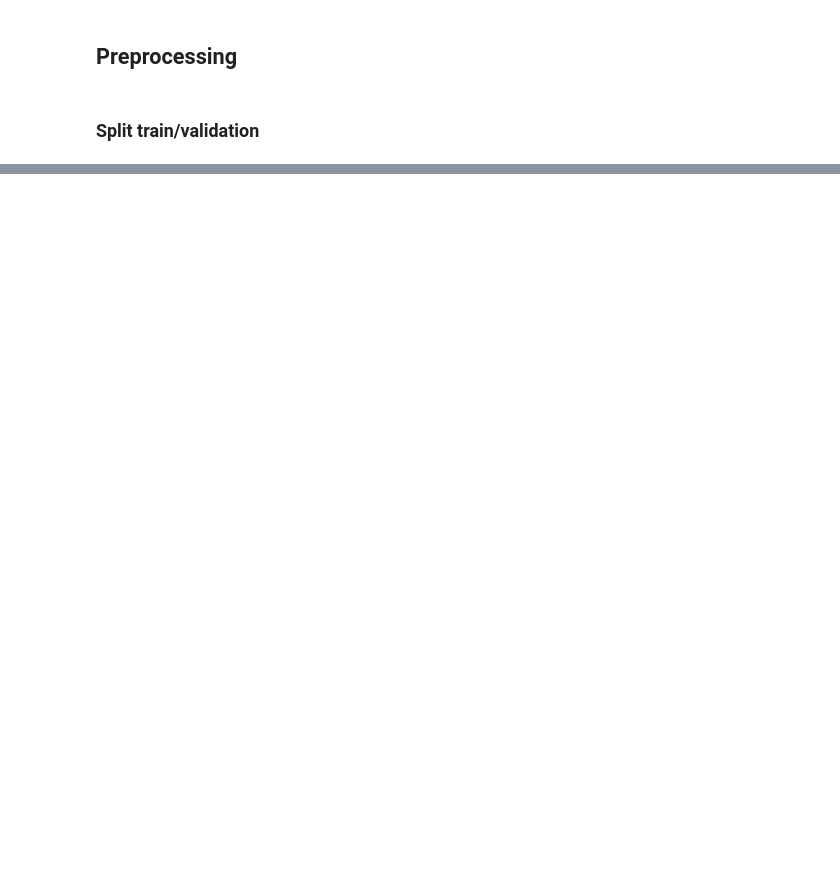
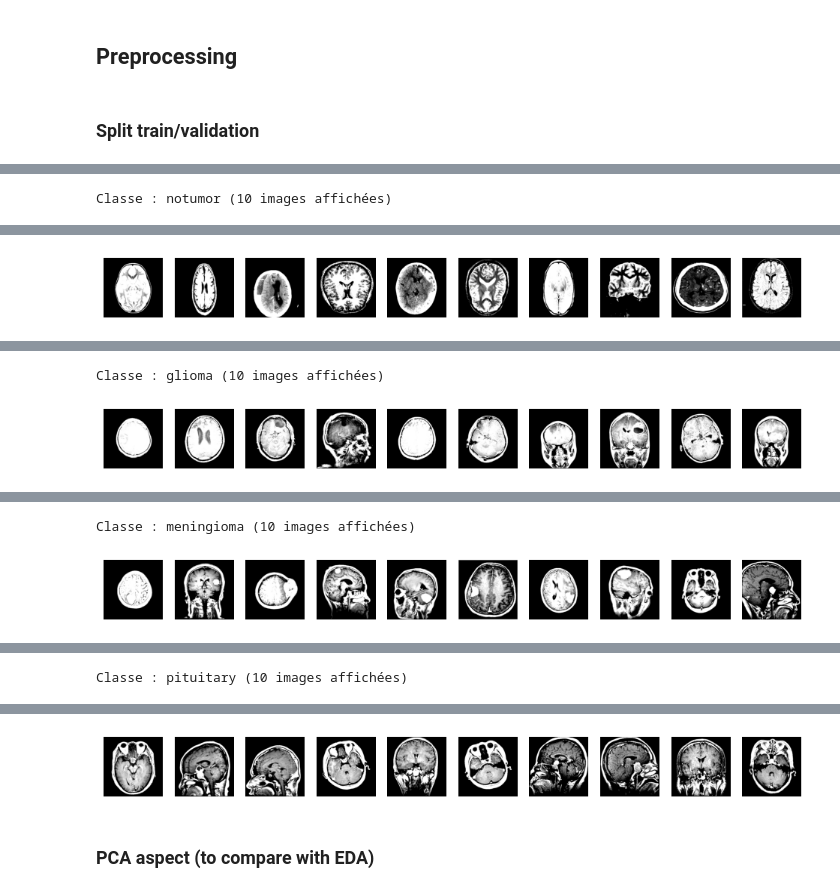
Before and after one commit to Jeremy-Duval-PhD/Brain_Tumor_MRI_Dataset, a Jupyter notebook: notebooks/Preprocessing.ipynb, the cells around one changed output, grey strips where cells are left out. Drawn from its saved outputs; the diff is of its cells as text; code cells hidden in the pictures; blank space fills up the shorter version.

Commit message:
WIP: preprocessing : pipeline + visual comparison ok

```diff
--- a/notebooks/Preprocessing.ipynb
+++ b/notebooks/Preprocessing.ipynb
@@ -60,0 +115,8 @@ print(train_df.shape, val_df.shape)
+# %%
+classes_table = tf.lookup.StaticHashTable(
+    initializer=tf.lookup.KeyValueTensorInitializer(
+        keys=tf.constant(CLASSES),                     # strings
+        values=tf.constant(range(len(CLASSES))),       # int32
+    ),
+    default_value=-1  # en cas d'erreur
+)
@@ -129,0 +277,37 @@ def preprocess_image_tf(path, label, low_clip, high_clip, target_size=(260, 260)
+# %%
+def display_random_images_per_class_reservoir(dataset, class_names, n_per_class=10):
+    """
+    Displays n_per_class random images per class without loading the entire dataset into memory.
+    Uses Reservoir Sampling.
+    """
+    reservoir = {i: [] for i in range(len(class_names))}
+    counts = {i: 0 for i in range(len(class_names))}  # counter for each class
+
+    for img, label in tqdm.tqdm(dataset):
+        label = int(label.numpy())
+        counts[label] += 1
+        if len(reservoir[label]) < n_per_class:
+            reservoir[label].append(img.numpy())
+        else:
+            # Random replacement in the reservoir
+            j = random.randint(0, counts[label]-1)
+            if j < n_per_class:
+                reservoir[label][j] = img.numpy()
+
+    # Display
+    for class_idx, class_name in enumerate(class_names):
+        sampled_imgs = reservoir[class_idx]
+        if len(sampled_imgs) == 0:
+            print(f"Aucune image trouvée pour la classe : {class_name}")
+            continue
+
+        print(f"Classe : {class_name} ({len(sampled_imgs)} images affichées)")
+        plt.figure(figsize=(12, 3))
+        for i, img in enumerate(sampled_imgs):
+            plt.subplot(1, n_per_class, i + 1)
+            plt.imshow(img)
+            plt.axis("off")
+        plt.show()
+# %%
+display_random_images_per_class_reservoir(train_ds, CLASSES, n_per_class=10)
+# %% [output]
@@ -129,0 +323 @@ def preprocess_image_tf(path, label, low_clip, high_clip, target_size=(260, 260)
+Classe : notumor (10 images affichées)
@@ -129,0 +325 @@ def preprocess_image_tf(path, label, low_clip, high_clip, target_size=(260, 260)
+[figure, added]
@@ -129,0 +336,2 @@ def preprocess_image_tf(path, label, low_clip, high_clip, target_size=(260, 260)
+Classe : glioma (10 images affichées)
+[figure, added]
@@ -129,0 +348,2 @@ def preprocess_image_tf(path, label, low_clip, high_clip, target_size=(260, 260)
+Classe : meningioma (10 images affichées)
+[figure, added]
@@ -129,0 +359 @@ def preprocess_image_tf(path, label, low_clip, high_clip, target_size=(260, 260)
+Classe : pituitary (10 images affichées)
@@ -129,0 +361,3 @@ def preprocess_image_tf(path, label, low_clip, high_clip, target_size=(260, 260)
+[figure, added]
+# %% [markdown]
+### PCA aspect (to compare with EDA)
```
Also changed, not shown: parts of 31 cells of this notebook, 1 other file.
